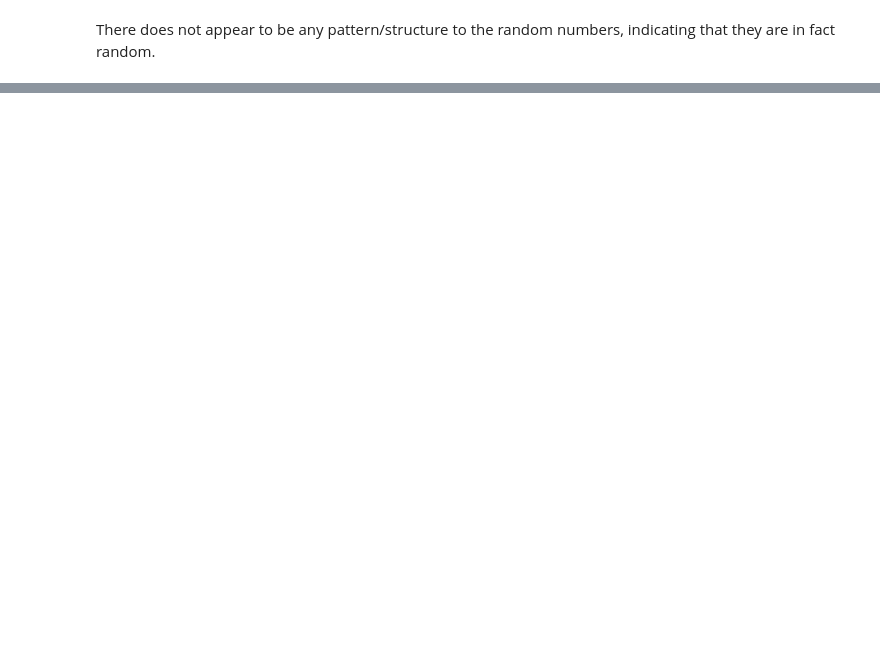
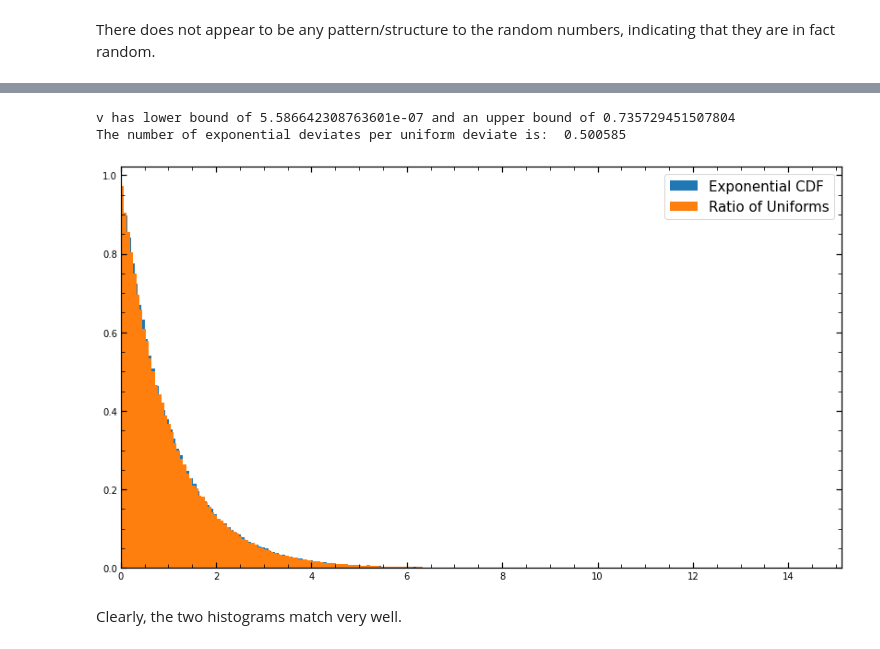
Before and after one commit to kenj19/PHYS512, a Jupyter notebook: PS7/ps7.ipynb, the cells around one changed output, grey strips where cells are left out. Drawn from its saved outputs; the diff is of its cells as text; code cells hidden in the pictures; blank space fills up the shorter version.

```diff
--- a/PS7/ps7.ipynb
+++ b/PS7/ps7.ipynb
@@ -55,0 +172,25 @@ There does not appear to be any pattern/structure to the random numbers, indicat
+# %%
+def ratio_uniforms(n):
+    u = np.random.rand(n)
+    v = np.random.rand(n)
+    u_upper_bnd = np.sqrt(exp(v/u))
+    u_bnd = u[u<u_upper_bnd]
+    v_bnd = v[u<u_upper_bnd]
+    print('v has lower bound of '+repr(np.min(v_bnd))+' and an upper bound of '+ repr(np.max(v_bnd)))
+    return v_bnd/u_bnd
+# %%
+n=1000000
+exp_devs_ratio = ratio_uniforms(n)
+exp_CDFinv1 = np.random.exponential(scale=1.0, size=len(exp_devs_ratio))
+fig,ax = plt.subplots(figsize=[14,8])
+ax.hist(exp_CDFinv1, bins=200, density=True, label='Exponential CDF')
+ax.hist(exp_devs_ratio, bins=200, density=True, label='Ratio of Uniforms')
+ax.set_xlim(xmin=0)
+ax.legend(fontsize=15);
+print('The number of exponential deviates per uniform deviate is: ', len(exp_devs_ratio)/n)
+# %% [output]
+v has lower bound of 5.586642308763601e-07 and an upper bound of 0.735729451507804
+The number of exponential deviates per uniform deviate is:  0.500585
+[figure, added]
+# %% [markdown]
+Clearly, the two histograms match very well.
```
Also changed, not shown: parts of 14 cells of this notebook.
